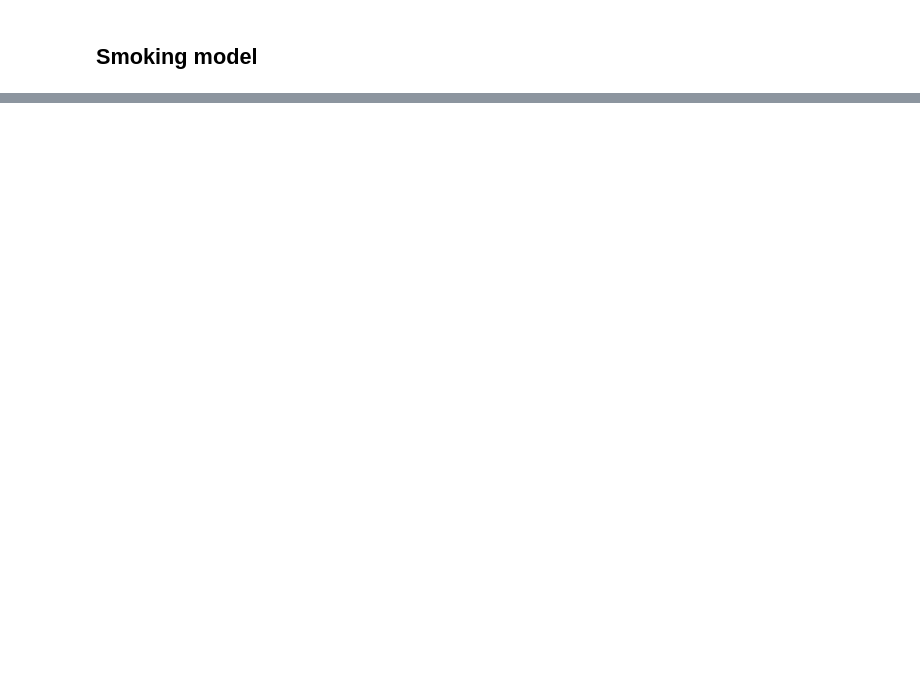
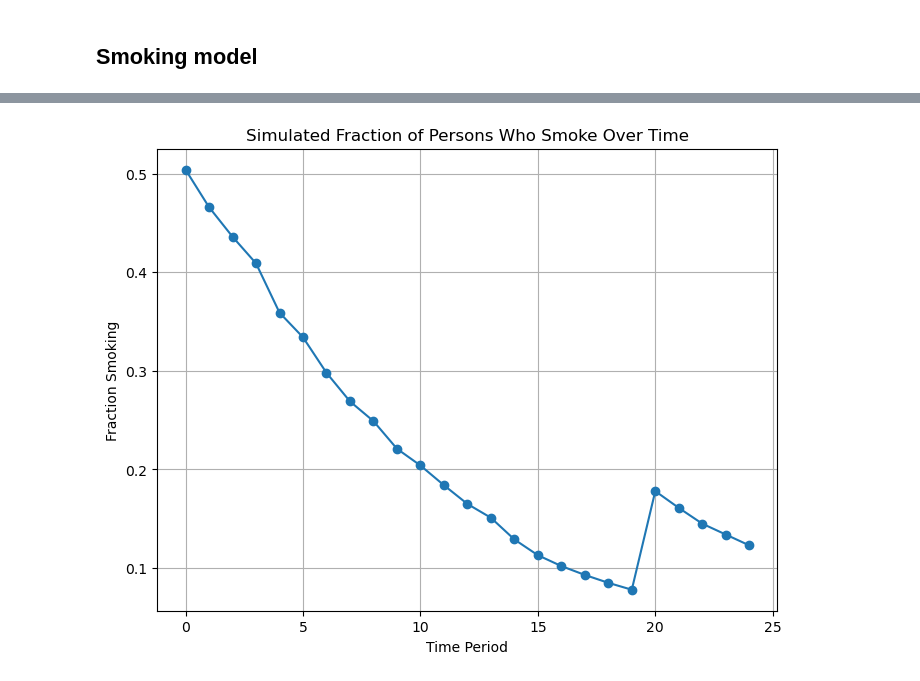
Before and after one commit to gqh814/smoking, a Jupyter notebook: code/model_smoking_test.ipynb, the cells around one changed output, grey strips where cells are left out. Saved outputs shown, nothing was run; the diff lists cells and outputs as text; code cells hidden in the pictures; blank space fills up the shorter version.

```diff
--- a/code/model_smoking_test.ipynb
+++ b/code/model_smoking_test.ipynb
@@ -215,0 +220,98 @@ At t=0, S=0.00, sigma=0, lambda=-0.00:
+# %%
+import numpy as np
+import matplotlib.pyplot as plt
+from matplotlib.colors import ListedColormap, BoundaryNorm
+P = 1000  # Number of simulated persons
+
+# Arrays to store simulated state trajectories
+S_sim = np.zeros((T, P))
+sigma_sim = np.zeros((T, P), dtype=int)
+lambda_sim = np.zeros((T, P))
+b_sim = np.zeros((T, P), dtype=int)  # Decision at each period
+
+# Initialize individuals: randomly sample initial S and lambda; sigma set to 0.
+np.random.seed(1)
+S_sim[0, :] = 0 # np.random.choice(S_grid, size=P)
+sigma_sim[0, :] = 0
+lambda_sim[0, :] = np.random.choice(lambda_grid, size=P)
+
+# Simulate forward in time.
+for t in range(T - 1):
+    for person in range(P):
+        # Current state
+        S_val = S_sim[t, person]
+        sigma_val = sigma_sim[t, person]
+        lambda_val = lambda_sim[t, person]
+
+        # Find nearest grid indices.
+        i_idx = np.argmin(np.abs(S_grid - S_val))
+        j_idx = sigma_values.index(sigma_val)
+        k_idx = np.argmin(np.abs(lambda_grid - lambda_val))
+
+        # Retrieve optimal decision from the pre-computed policy.
+        b_decision = Policy[t, i_idx, j_idx, k_idx]
+        b_sim[t, person] = b_decision
+
+        # Update state for S.
+        S_next = transition_S(S_val, b_decision)
+
+        # Update sigma: if sigma is already 1, it remains 1; if 0, sample based on probability.
+        if sigma_val == 0:
+            p1 = pi_of_S(S_val)
+        else:
+            p1 = 1
+        rand = np.random.rand()
+        if rand < p1: sigma_next = 1; #print(f'cond ={rand < p1}, with {rand} < {p1} ')
+        else: sigma_next = 0
+
+        # Update lambda based on the belief update.
+        lambda_next = transition_lambda(lambda_val, S_val, sigma_val, sigma_next)
+
+        # Store new states for t+1.
+        S_sim[t+1, person] = S_next
+        sigma_sim[t+1, person] = sigma_next
+        lambda_sim[t+1, person] = lambda_next
+
+# Store the final period's decision as well.
+for person in range(P):
+    i_idx = np.argmin(np.abs(S_grid - S_sim[T-1, person]))
+    j_idx = sigma_values.index(sigma_sim[T-1, person])
+    k_idx = np.argmin(np.abs(lambda_grid - lambda_sim[T-1, person]))
+    b_sim[T-1, person] = Policy[T-1, i_idx, j_idx, k_idx]
+
+# ---------------------
+# 8. PLOTTING SIMULATION RESULTS
+# ---------------------
+# For example, plot the fraction of persons smoking over time.
+fraction_smoking = np.mean(b_sim, axis=1)
+
+plt.figure(figsize=(8, 6))
+plt.plot(range(T), fraction_smoking, marker='o')
+plt.xlabel('Time Period')
+plt.ylabel('Fraction Smoking')
+plt.title('Simulated Fraction of Persons Who Smoke Over Time')
+plt.grid(True)
+plt.show()
+
+# Also, we can plot average lambda over time.
+avg_lambda = np.mean(lambda_sim, axis=1)
+plt.figure(figsize=(8, 6))
+plt.plot(range(T), avg_lambda, marker='o', color='orange')
+plt.xlabel('Time Period')
+plt.ylabel('Average lambda')
+plt.title('Average Belief (lambda) Over Time')
+plt.grid(True)
+plt.show()
+
+# Compute fraction of sick persons (sigma == 1) over time.
+fraction_sick = np.mean(sigma_sim, axis=1)
+
+plt.figure(figsize=(8, 6))
+plt.plot(range(T), fraction_sick, marker='o', color='red')
+plt.xlabel('Time Period')
+plt.ylabel('Fraction Sick (σ=1)')
+plt.title('Simulated Fraction of Persons Who Are Sick Over Time')
+plt.grid(True)
+plt.show()
+# %% [output]
+[figure, added]
```
Also changed, not shown: parts of 14 cells of this notebook, 1 other file.
